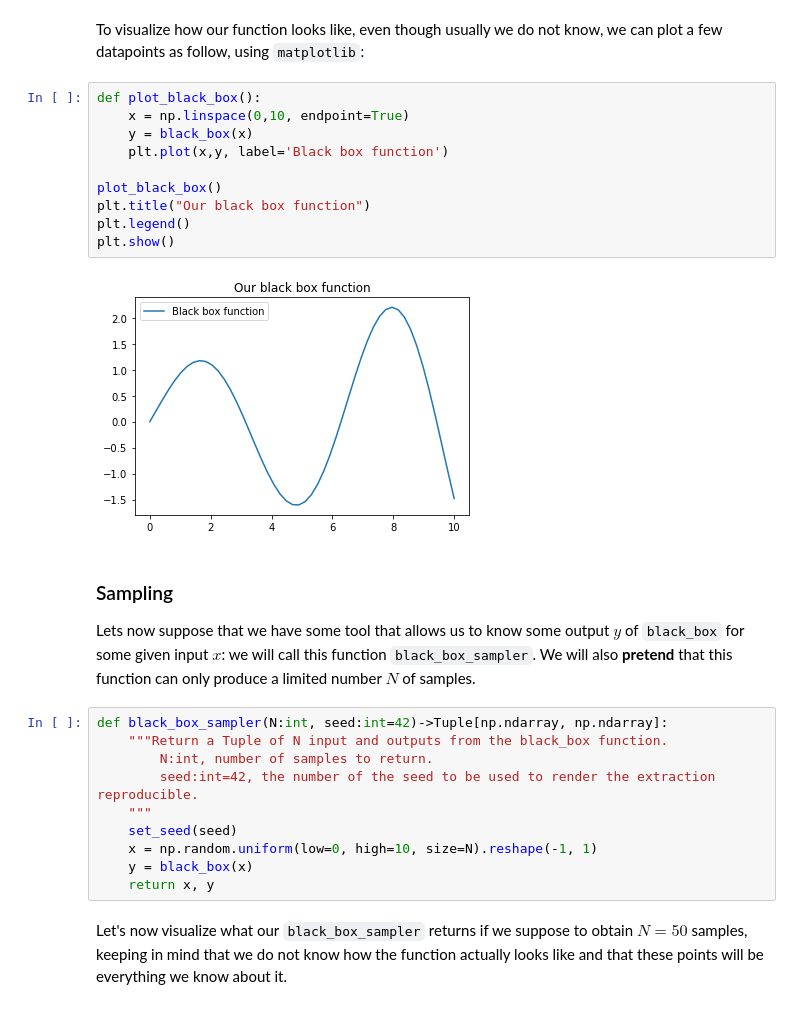
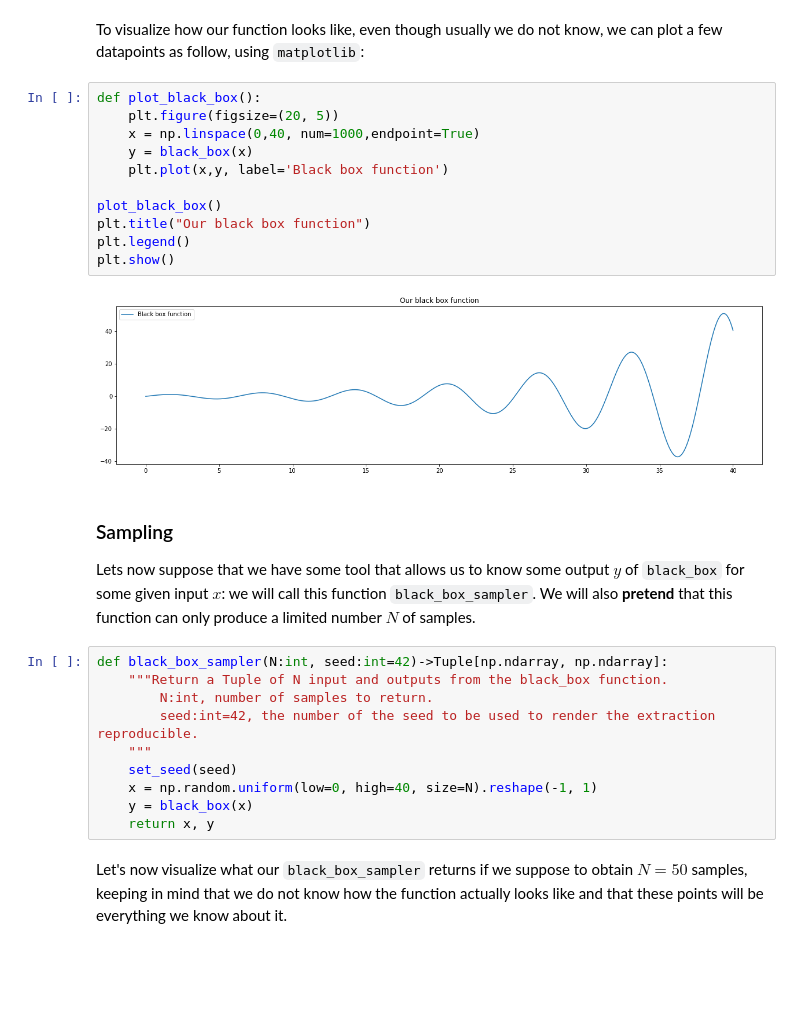
Before and after one commit to LucaCappelletti94/Master-in-Bioinformatics-and-Functional-genomics, a Jupyter notebook: MLP.ipynb, the cells around one changed output. Drawn from its saved outputs; the diff is of its cells as text; blank space fills up the shorter version.

```diff
--- a/MLP.ipynb
+++ b/MLP.ipynb
@@ -72,16 +72,17 @@ def black_box(x:np.ndarray)->np.ndarray:
 To visualize how our function looks like, even though usually we do not know, we can plot a few datapoints as follow, using `matplotlib`:
 # %%
 def plot_black_box():
-    x = np.linspace(0,10, endpoint=True)
+    plt.figure(figsize=(20, 5))
+    x = np.linspace(0,40, num=1000,endpoint=True)
     y = black_box(x)
     plt.plot(x,y, label='Black box function')
 
 plot_black_box()
 plt.title("Our black box function")
 plt.legend()
 plt.show()
 # %% [output]
-[figure, old version]
+[figure, new version]
 # %% [markdown]
 ### Sampling
 Lets now suppose that we have some tool that allows us to know some output $y$ of `black_box` for some given input $x$: we will call this function `black_box_sampler`. We will also **pretend** that this function can only produce a limited number $N$ of samples.
@@ -92,7 +93,7 @@ def black_box_sampler(N:int, seed:int=42)->Tuple[np.ndarray, np.ndarray]:
         seed:int=42, the number of the seed to be used to render the extraction reproducible.
     """
     set_seed(seed)
-    x = np.random.uniform(low=0, high=10, size=N).reshape(-1, 1)
+    x = np.random.uniform(low=0, high=40, size=N).reshape(-1, 1)
     y = black_box(x)
     return x, y
 # %% [markdown]
```
Also changed, not shown: parts of 11 cells of this notebook, 1 other file.
